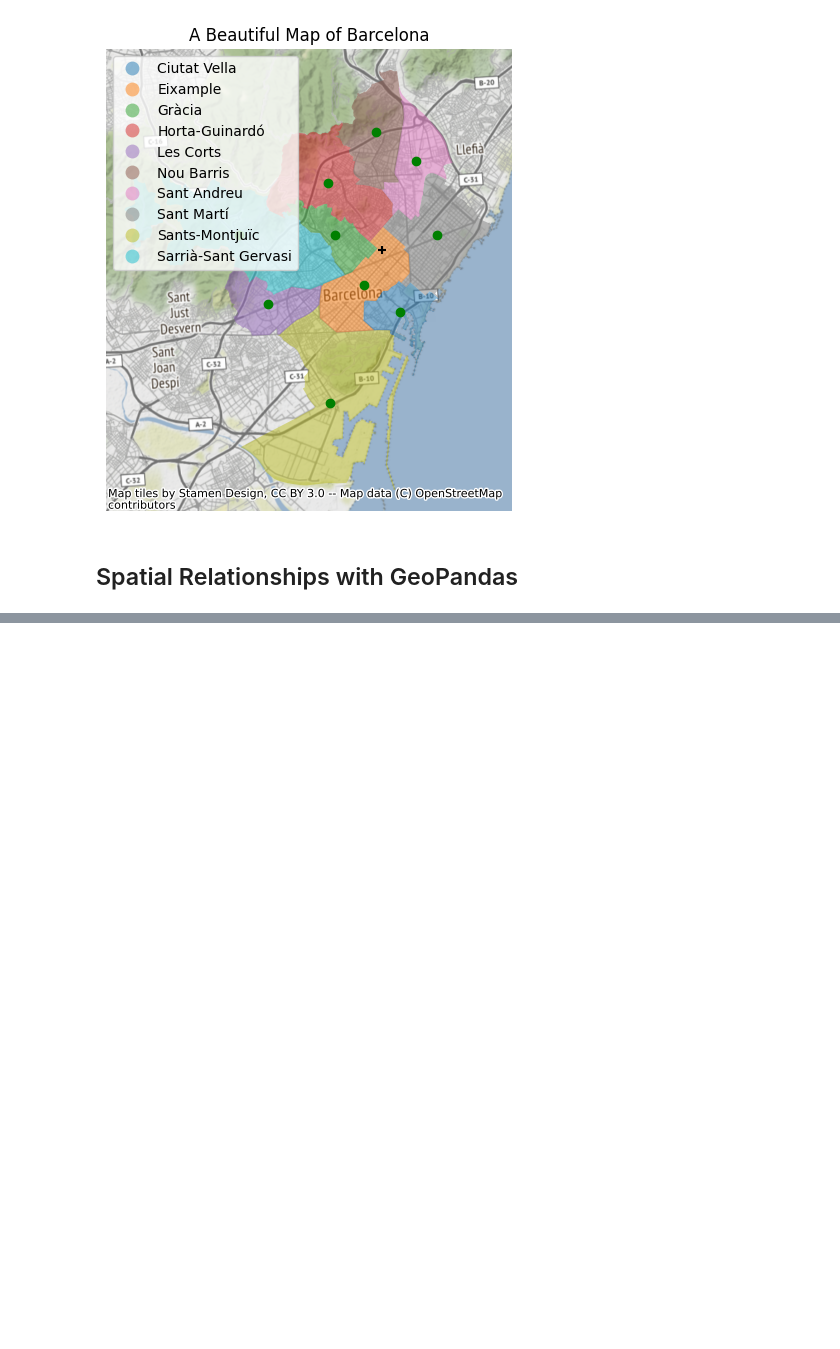
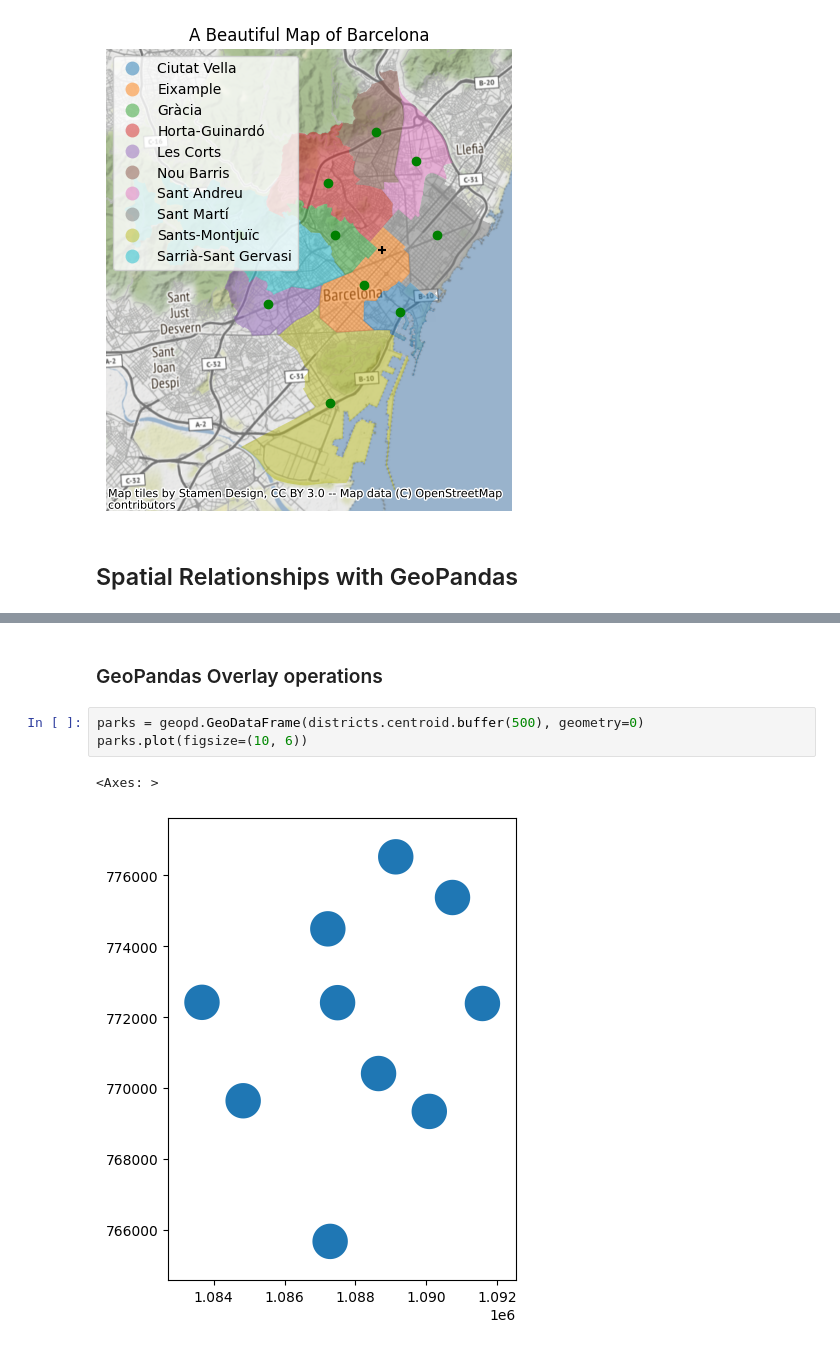
Before and after one commit to anastasiiakhil/EO-Data-Techniques, a Jupyter notebook: Intro_to_GeoPandas.ipynb, the cells around one changed output, grey strips where cells are left out. Cells and saved outputs as stored; diff of their text form; blank space fills up the shorter version.

```diff
--- a/Intro_to_GeoPandas.ipynb
+++ b/Intro_to_GeoPandas.ipynb
@@ -165,0 +234,8 @@ plt.axis('off');
+# %% [markdown]
+### GeoPandas Overlay operations
+# %%
+parks = geopd.GeoDataFrame(districts.centroid.buffer(500), geometry=0)
+parks.plot(figsize=(10, 6))
+# %% [output]
+<Axes: >
+[figure, added]
```
Also changed, not shown: parts of 16 cells of this notebook.
